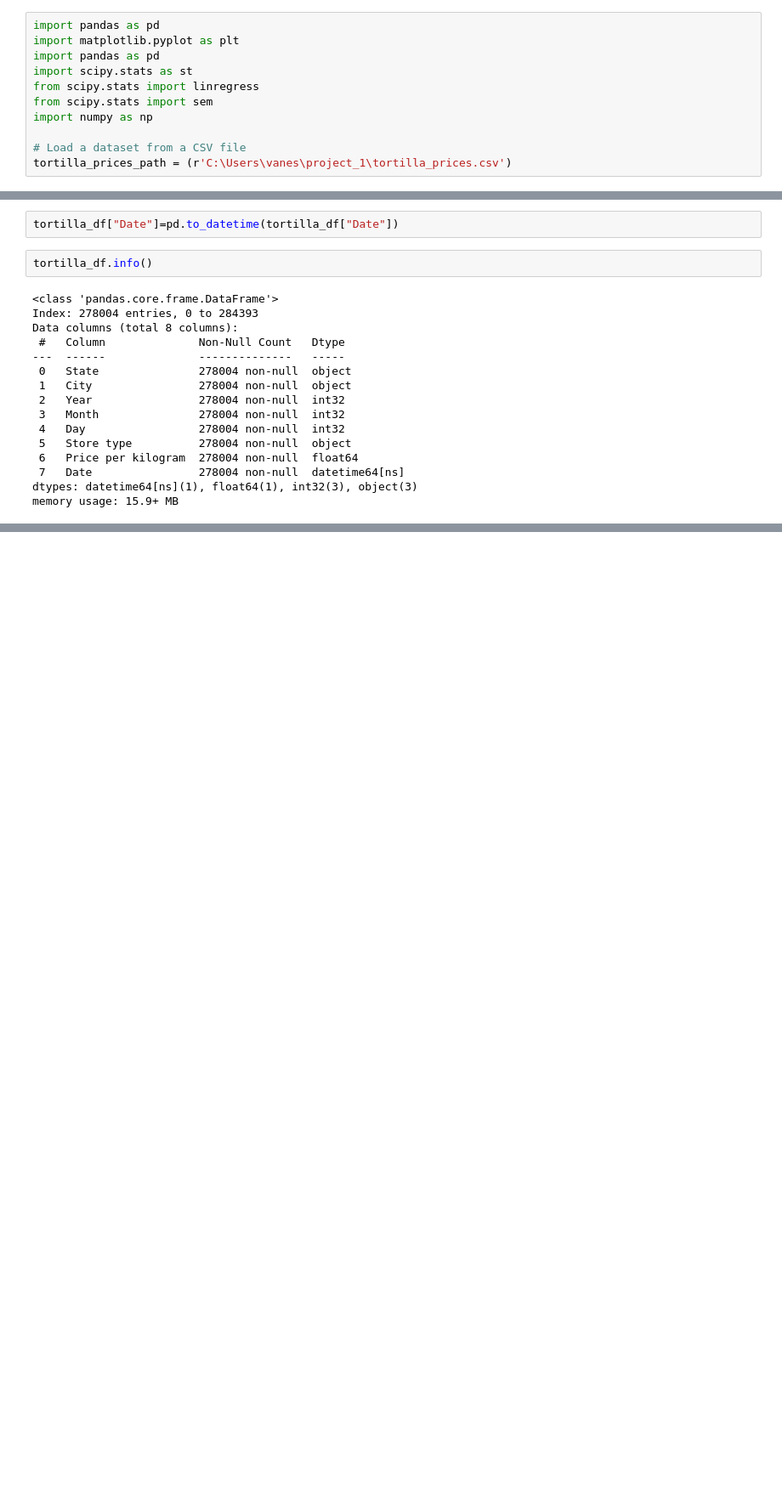
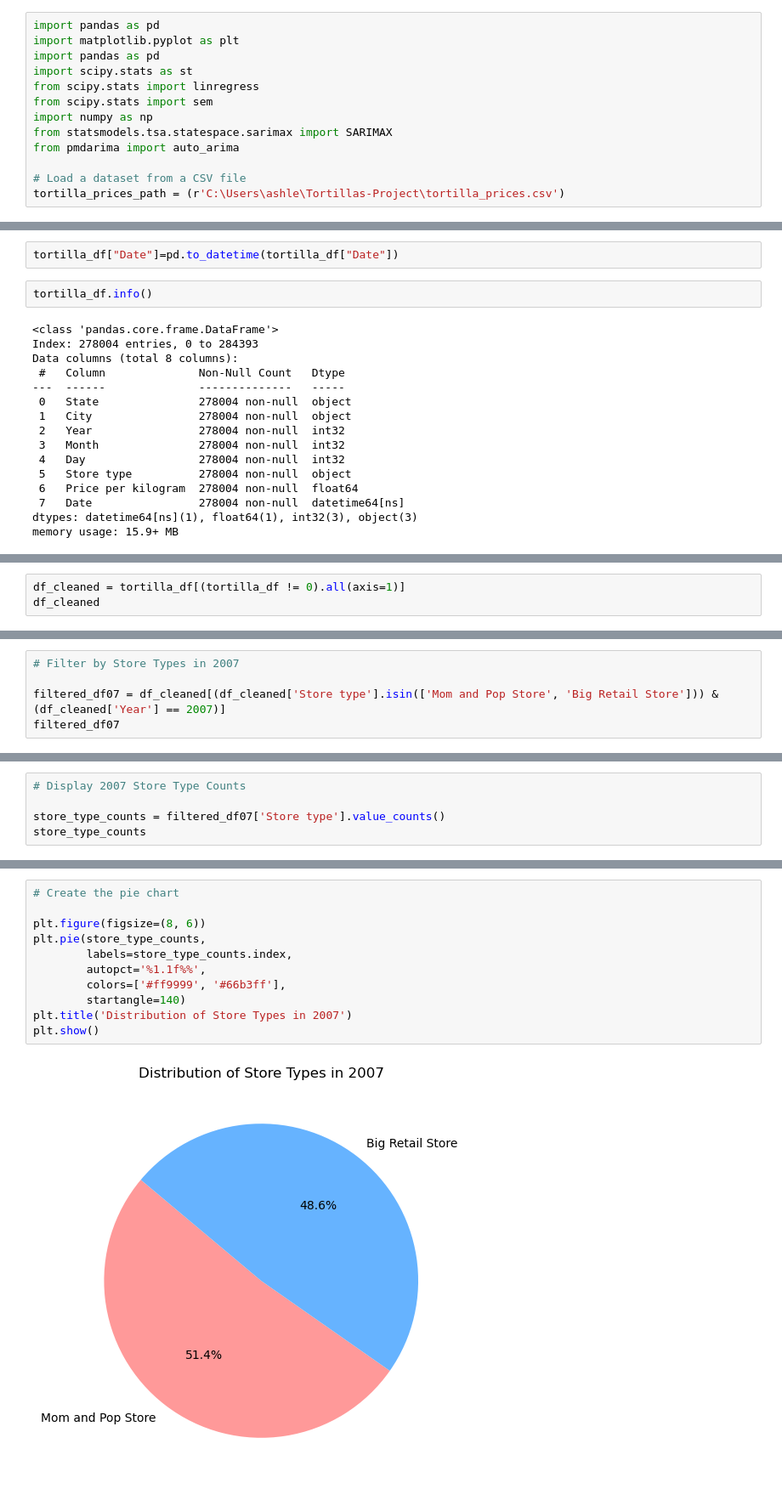
Before and after one commit to AzaniaHH/Tortillas-Project, a Jupyter notebook: tortilla_prices.ipynb, the cells around one changed output, grey strips where cells are left out. Shown at 85% size. Cells and saved outputs as stored; diff of their text form; blank space fills up the shorter version.

Commit message:
pie charts

```diff
--- a/tortilla_prices.ipynb
+++ b/tortilla_prices.ipynb
@@ -6,9 +6,11 @@ import scipy.stats as st
 from scipy.stats import linregress
 from scipy.stats import sem
 import numpy as np
+from statsmodels.tsa.statespace.sarimax import SARIMAX
+from pmdarima import auto_arima
 
 # Load a dataset from a CSV file
-tortilla_prices_path = (r'C:\Users\vanes\project_1\tortilla_prices.csv')
+tortilla_prices_path = (r'C:\Users\ashle\Tortillas-Project\tortilla_prices.csv')
 # %%
 tortilla_df = pd.read_csv(tortilla_prices_path)
 # %%
@@ -104,0 +109,3 @@ memory usage: 15.9+ MB
+# %%
+df_cleaned = tortilla_df[(tortilla_df != 0).all(axis=1)]
+df_cleaned
@@ -104,0 +186,5 @@ memory usage: 15.9+ MB
+# %%
+# Filter by Store Types in 2007
+
+filtered_df07 = df_cleaned[(df_cleaned['Store type'].isin(['Mom and Pop Store', 'Big Retail Store'])) & (df_cleaned['Year'] == 2007)]
+filtered_df07
@@ -104,0 +205,5 @@ memory usage: 15.9+ MB
+# %%
+# Display 2007 Store Type Counts
+
+store_type_counts = filtered_df07['Store type'].value_counts()
+store_type_counts
@@ -104,0 +215,13 @@ memory usage: 15.9+ MB
+# %%
+# Create the pie chart
+
+plt.figure(figsize=(8, 6))
+plt.pie(store_type_counts,
+        labels=store_type_counts.index,
+        autopct='%1.1f%%',
+        colors=['#ff9999', '#66b3ff'],
+        startangle=140)
+plt.title('Distribution of Store Types in 2007')
+plt.show()
+# %% [output]
+[figure, added]
```
Also changed, not shown: parts of 10 cells of this notebook.
